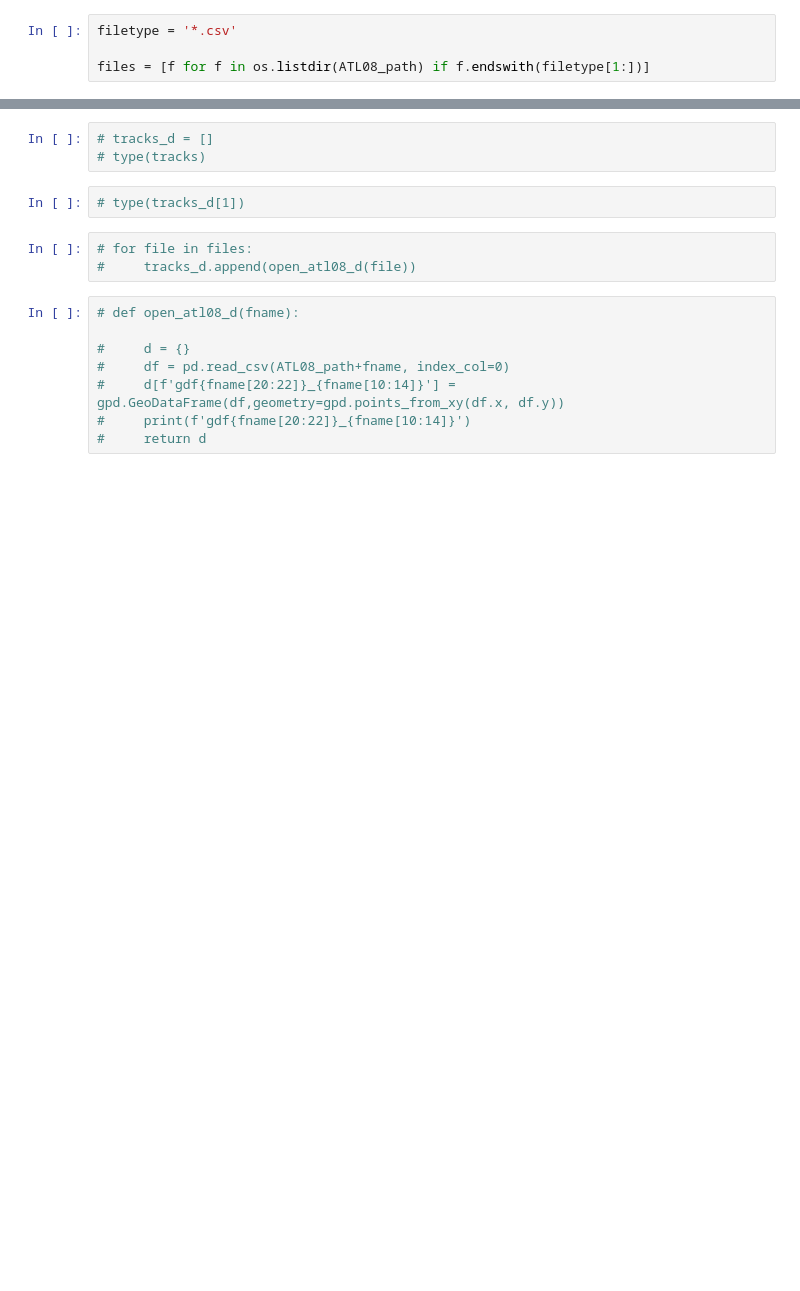
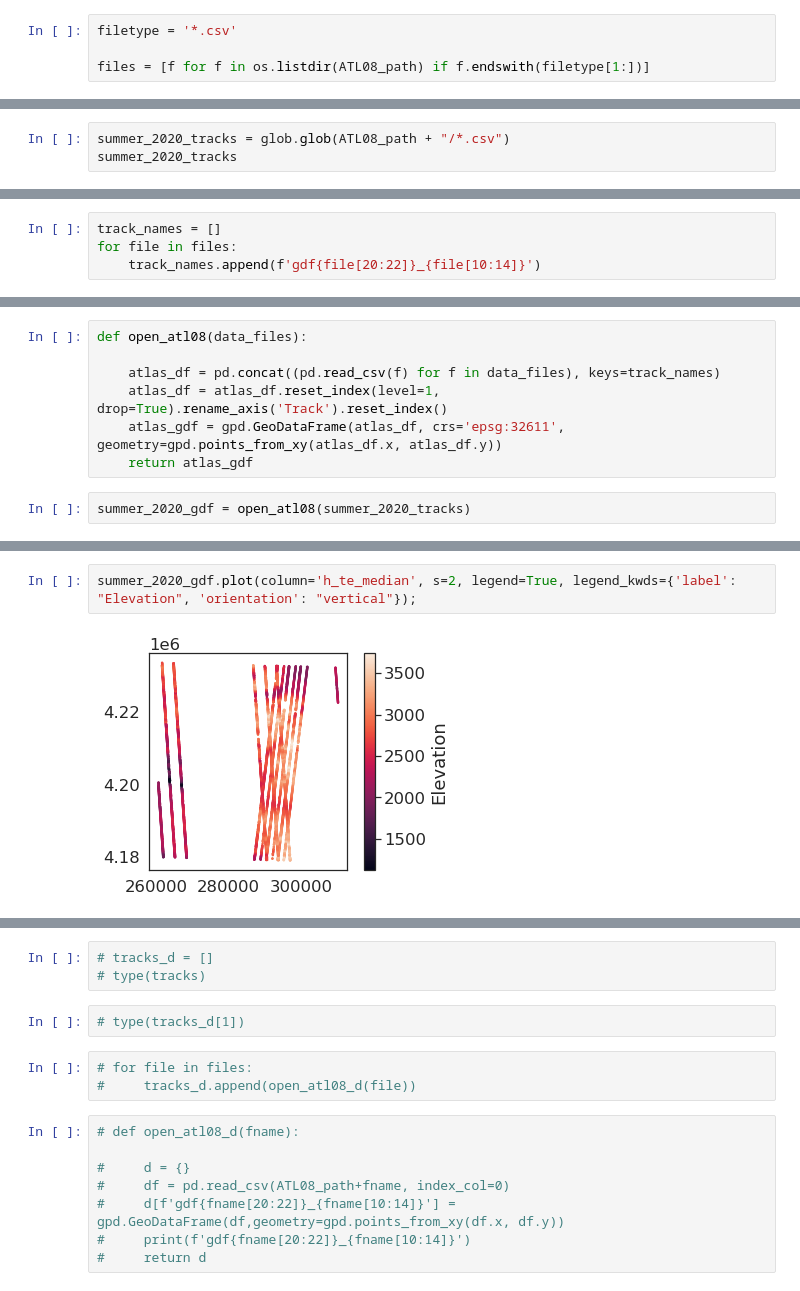
Before and after one commit to UW-GDA/ICESat-2_Snowdepth, a Jupyter notebook: Plot_ATL08.ipynb, the cells around one changed output, grey strips where cells are left out. Cells and saved outputs as stored; diff of their text form; blank space fills up the shorter version.

```diff
--- a/Plot_ATL08.ipynb
+++ b/Plot_ATL08.ipynb
@@ -175,0 +97,3 @@ geopandas.geodataframe.GeoDataFrame
+# %%
+summer_2020_tracks = glob.glob(ATL08_path + "/*.csv")
+summer_2020_tracks
@@ -175,0 +118,4 @@ geopandas.geodataframe.GeoDataFrame
+# %%
+track_names = []
+for file in files:
+    track_names.append(f'gdf{file[20:22]}_{file[10:14]}')
@@ -175,0 +142,9 @@ geopandas.geodataframe.GeoDataFrame
+# %%
+def open_atl08(data_files):
+
+    atlas_df = pd.concat((pd.read_csv(f) for f in data_files), keys=track_names)
+    atlas_df = atlas_df.reset_index(level=1, drop=True).rename_axis('Track').reset_index()
+    atlas_gdf = gpd.GeoDataFrame(atlas_df, crs='epsg:32611', geometry=gpd.points_from_xy(atlas_df.x, atlas_df.y))
+    return atlas_gdf
+# %%
+summer_2020_gdf = open_atl08(summer_2020_tracks)
@@ -175,0 +181,4 @@ geopandas.geodataframe.GeoDataFrame
+# %%
+summer_2020_gdf.plot(column='h_te_median', s=2, legend=True, legend_kwds={'label': "Elevation", 'orientation': "vertical"});
+# %% [output]
+[figure, added]
```
Also changed, not shown: parts of 63 cells of this notebook.
